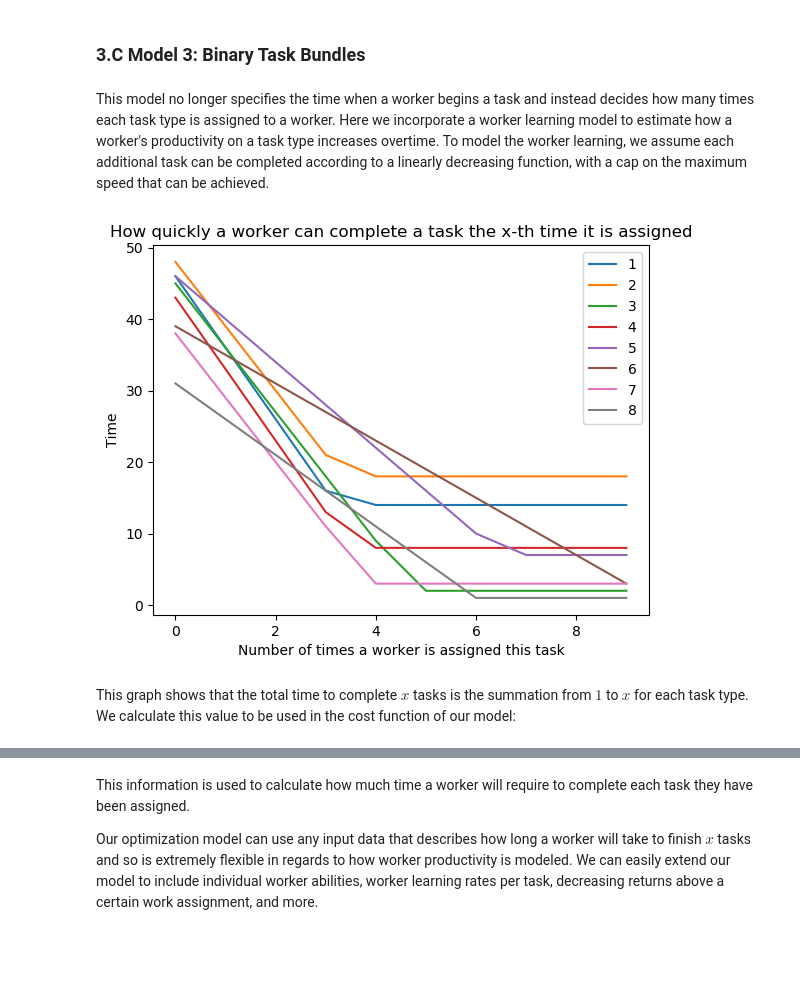
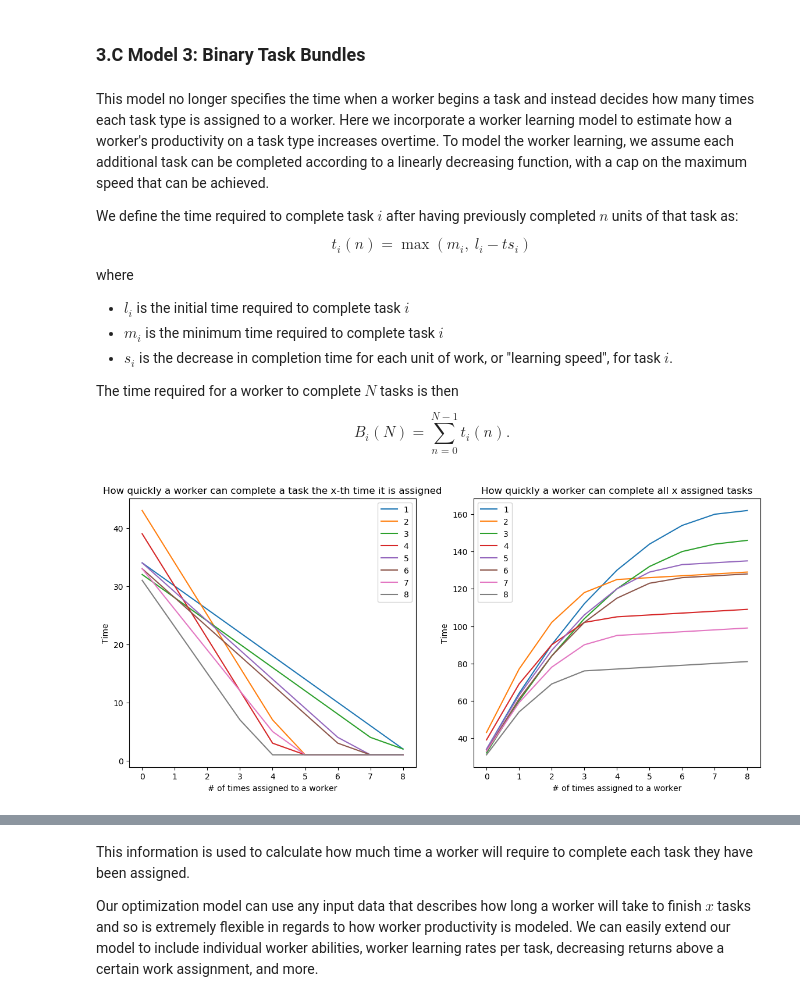
Before and after one commit to erinzm/ece524project, a Jupyter notebook: project.ipynb, the cells around one changed output, grey strips where cells are left out. Cells and saved outputs as stored; diff of their text form; code cells hidden in the pictures; blank space fills up the shorter version.

Commit message:
project: 3.c BTB: add LaTeX describing learning model

```diff
--- a/project.ipynb
+++ b/project.ipynb
@@ -426,6 +426,21 @@ Here, we can see that tasks tend to be distrubted across more than one worker, b
 ### 3.C Model 3: Binary Task Bundles
 # %% [markdown]
 This model no longer specifies the time when a worker begins a task and instead decides how many times each task type is assigned to a worker. Here we incorporate a worker learning model to estimate how a worker's productivity on a task type increases overtime. To model the worker learning, we assume each additional task can be completed according to a linearly decreasing function, with a cap on the maximum speed that can be achieved.
+
+We define the time required to complete task $i$ after having previously completed $n$ units of that task as:
+$$
+t_i(n) = \max(m_i,\ l_i - t s_i)
+$$
+
+where
+* $l_i$ is the initial time required to complete task $i$
+* $m_i$ is the minimum time required to complete task $i$
+* $s_i$ is the decrease in completion time for each unit of work, or "learning speed", for task $i$.
+
+The time required for a worker to complete $N$ tasks is then
+$$
+B_i(N) = \sum_{n=0}^{N-1} t_i(n).
+$$
 # %%
 using JuMP, Gurobi, PyPlot
 # Parameters
@@ -439,19 +454,22 @@ m_tasks = 8;
 # %%
 # Worker task learning
 ###########
 quotas = rand(quotaRange,1,m_tasks) # 5 types of tasks with random quotas
 horizon = maximum(quotas)
 initial_task_lengths = rand(initialTaskLengthRange, m_tasks)
 learning_speed = rand(learningSpeedRange, m_tasks)
 min_task_lengths = max.(1, initial_task_lengths - rand(learningCurveMinLengthRange, m_tasks))
 
 task_completion_speed = [(max.(min_task_lengths[j], initial_task_lengths[j]-T*learning_speed[j])) for j in 1:m_tasks, T in 0:horizon-1]
-fig = figure(); plot(task_completion_speed')
-legend(1:m_tasks); xlabel("Number of times a worker is assigned this task"); ylabel("Time")
+
+task_bundle_times = cumsum(task_completion_speed, 2)
+
+figure(figsize=[14, 6])
+subplot(121); plot(task_completion_speed')
+legend(1:m_tasks); xlabel("# of times assigned to a worker"); ylabel("Time")
 title("How quickly a worker can complete a task the x-th time it is assigned");
-fig[:canvas][:draw]() # Update the figure
-gcf(); # Needed for IJulia to plot inline
+subplot(122); plot(task_bundle_times')
+legend(1:m_tasks); xlabel("# of times assigned to a worker"); ylabel("Time")
+title("How quickly a worker can complete all x assigned tasks");
 # %% [output]
-[figure, old version]
+[figure, new version]
-# %% [markdown]
-This graph shows that the total time to complete $x$ tasks is the summation from $1$ to $x$ for each task type.  We calculate this value to be used in the cost function of our model:
```
Also changed, not shown: parts of 1 cell of this notebook.
